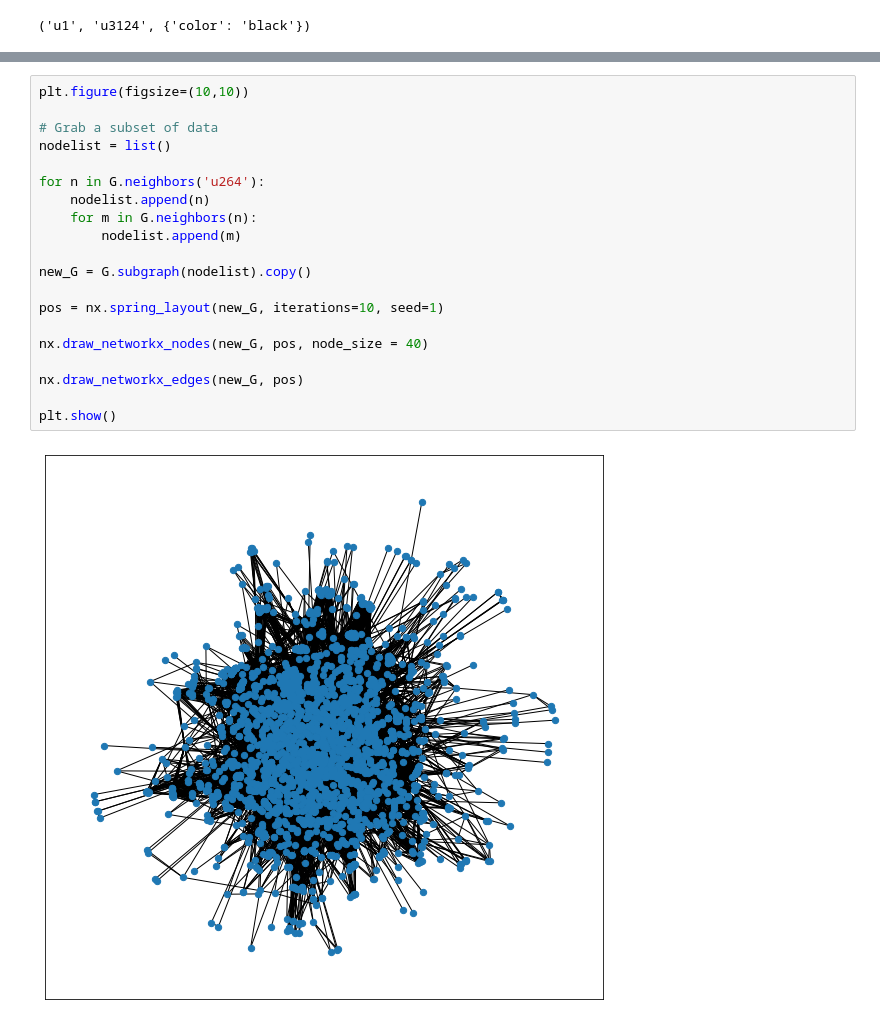
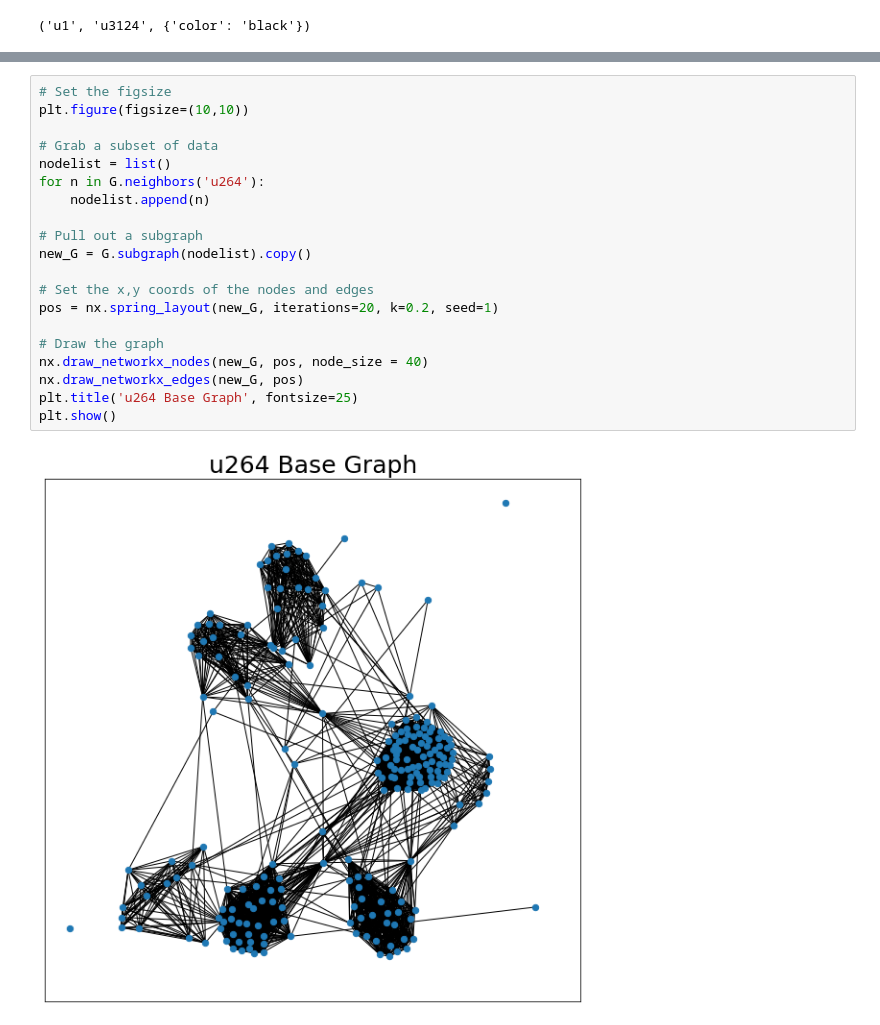
Before and after one commit to PowersPope/Random_edge_predictor, a Jupyter notebook: Random_edge_predictor.ipynb, the cells around one changed output, grey strips where cells are left out. Cells and saved outputs as stored; diff of their text form.

```diff
--- a/Random_edge_predictor.ipynb
+++ b/Random_edge_predictor.ipynb
@@ -74,22 +87,22 @@ print(top10_pairs)
 # %%
+# Set the figsize
 plt.figure(figsize=(10,10))
 
 # Grab a subset of data
 nodelist = list()
-
 for n in G.neighbors('u264'):
     nodelist.append(n)
-    for m in G.neighbors(n):
-        nodelist.append(m)
 
+# Pull out a subgraph
 new_G = G.subgraph(nodelist).copy()
 
-pos = nx.spring_layout(new_G, iterations=10, seed=1)
+# Set the x,y coords of the nodes and edges
+pos = nx.spring_layout(new_G, iterations=20, k=0.2, seed=1)
 
+# Draw the graph
 nx.draw_networkx_nodes(new_G, pos, node_size = 40)
-
 nx.draw_networkx_edges(new_G, pos)
-
+plt.title('u264 Base Graph', fontsize=25)
 plt.show()
 # %% [output]
-[figure, old version]
+[figure, new version]
```
Also changed, not shown: parts of 12 cells of this notebook.
